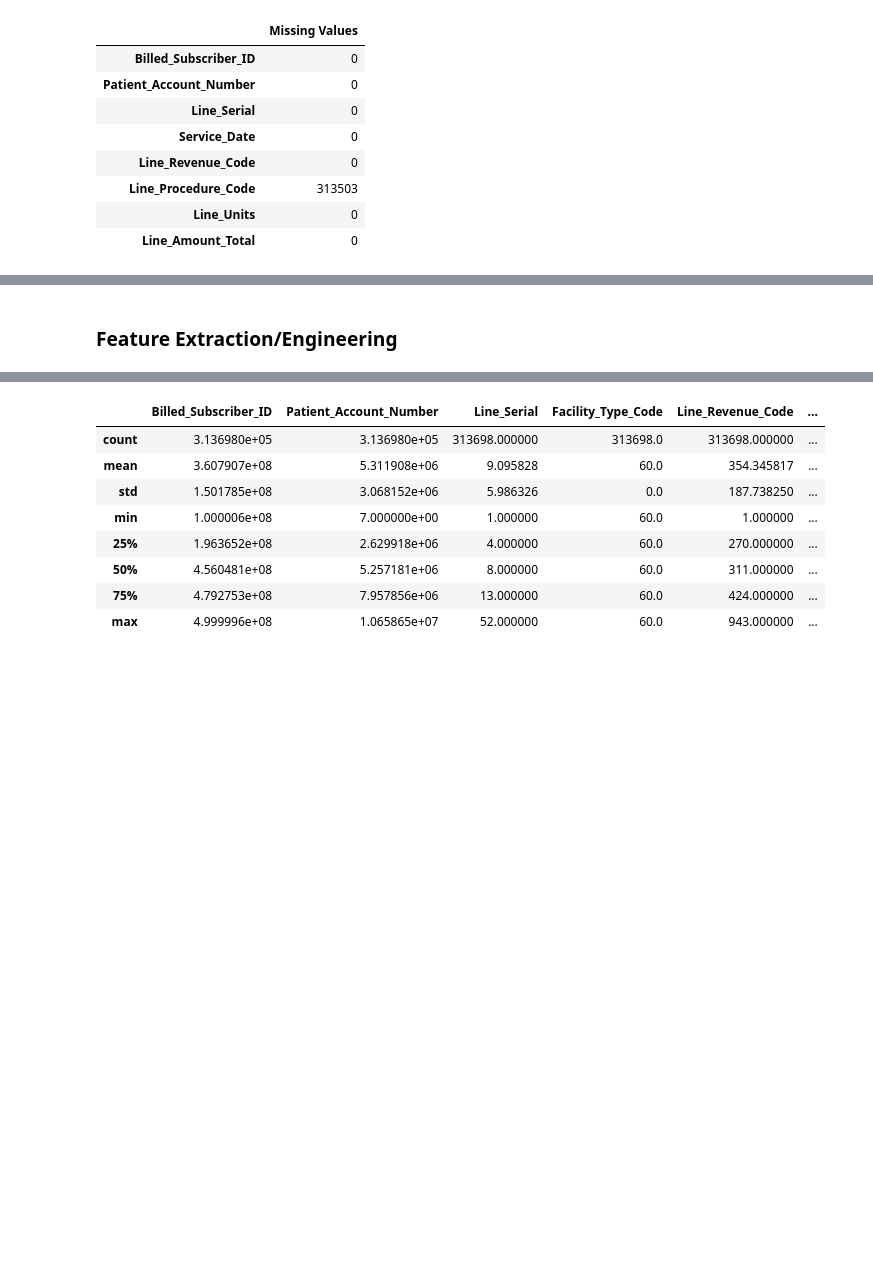
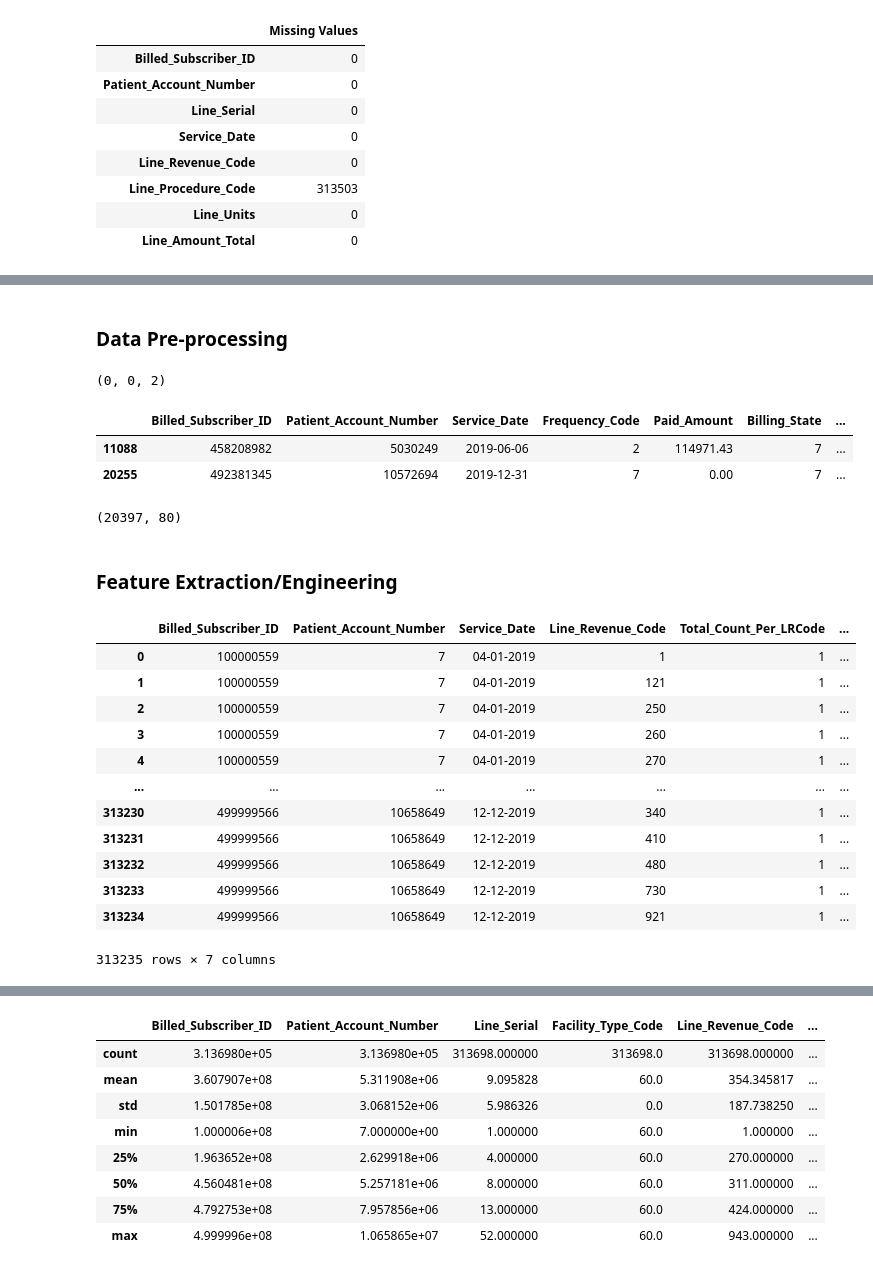
Before and after one commit to Rana-Banerjee/BloomValue, a Jupyter notebook: Bloom_Anomaly_detection.ipynb, the cells around one changed output, grey strips where cells are left out. Saved outputs shown, nothing was run; the diff lists cells and outputs as text; code cells hidden in the pictures; blank space fills up the shorter version.

Commit message:
'Line_Units': 'sum'

```diff
--- a/Bloom_Anomaly_detection.ipynb
+++ b/Bloom_Anomaly_detection.ipynb
@@ -488,4 +488,7 @@ claims_data = claims_data.drop(columns = [
 claims_data = claims_data.drop(columns = [ c for c in claims_data.columns if 'PRCDR_DT' in c])
+# %%
+# Remove Line_Revenue_Code == 1 as it is an aggregate row for Line Amount Total
+revenue_data = revenue_data[revenue_data['Line_Revenue_Code']!=1]
 # %%
 claims_data.shape, revenue_data.shape
 # %% [output]
@@ -492,0 +496,2 @@ claims_data.shape, revenue_data.shape
+# %% [markdown]
+### Data Pre-processing
@@ -493,2 +544,24 @@ claims_data.shape, revenue_data.shape
+# %%
+# Format Date Types
+claims_data['Service_Date'] = pd.to_datetime(claims_data['Service_Date'], format='%Y%m%d', errors='coerce')
+claims_data['Admission_Date'] = pd.to_datetime(claims_data['Admission_Date'], format='%Y%m%d', errors='coerce')
+revenue_data['Service_Date']= pd.to_datetime(revenue_data['Service_Date'], format='%d-%m-%Y', errors='coerce')
+# %%
+# Find if any NA in Dates
+sum(claims_data['Service_Date'].isna()), sum(claims_data['Admission_Date'].isna()), sum(claims_data['Discharge_Hour'].isna())
+# %% [output]
+(0, 0, 2)
+# %%
+claims_data[claims_data['Discharge_Hour'].isna()]
+# %% [output]
+|  | Billed_Subscriber_ID | Patient_Account_Number | Service_Date | Frequency_Code | Paid_Amount | Billing_State | ... |
+| 11088 | 458208982 | 5030249 | 2019-06-06 | 2 | 114971.43 | 7 | ... |
+| 20255 | 492381345 | 10572694 | 2019-12-31 | 7 | 0.00 | 7 | ... |
+# %%
+# Delete the two rows with NA discharge hour as it looks like a noise/error
+claims_data= claims_data[~claims_data['Discharge_Hour'].isna()]
+claims_data.shape
+# %% [output]
+(20397, 80)
 # %% [markdown]
 ### Feature Extraction/Engineering
@@ -494,0 +571,37 @@ claims_data.shape, revenue_data.shape
+# %%
+# Revenue data feature extraction
+# At Revenue Code Level
+# Frequency of a Revenue code across a claim
+# Total_Units: Sum of Line_Units for each revenue code across a claim
+# Total_Amount: Sum of Line_Amount_Total for each revenue code across all lines per claim
+
+revenue_data.groupby([
+    'Billed_Subscriber_ID',
+    'Patient_Account_Number',
+    'Service_Date',
+    'Line_Revenue_Code'
+], as_index=False).agg(
+    {
+        'Line_Serial' : 'count',
+        'Line_Units': 'sum',
+        'Line_Amount_Total': 'sum'
+    }
+).rename(columns={
+    'Line_Serial': 'Total_Count_Per_LRCode',
+    'Line_Units': 'Total_Units_Per_LRCode',
+    'Line_Amount_Total': 'Total_Amount_Per_LRCode'
+})
+# %% [output]
+|  | Billed_Subscriber_ID | Patient_Account_Number | Service_Date | Line_Revenue_Code | Total_Count_Per_LRCode | ... |
+| 0 | 100000559 | 7 | 04-01-2019 | 1 | 1 | ... |
+| 1 | 100000559 | 7 | 04-01-2019 | 121 | 1 | ... |
+| 2 | 100000559 | 7 | 04-01-2019 | 250 | 1 | ... |
+| 3 | 100000559 | 7 | 04-01-2019 | 260 | 1 | ... |
+| 4 | 100000559 | 7 | 04-01-2019 | 270 | 1 | ... |
+| ... | ... | ... | ... | ... | ... | ... |
+| 313230 | 499999566 | 10658649 | 12-12-2019 | 340 | 1 | ... |
+| 313231 | 499999566 | 10658649 | 12-12-2019 | 410 | 1 | ... |
+| 313232 | 499999566 | 10658649 | 12-12-2019 | 480 | 1 | ... |
+| 313233 | 499999566 | 10658649 | 12-12-2019 | 730 | 1 | ... |
+| 313234 | 499999566 | 10658649 | 12-12-2019 | 921 | 1 | ... |
+313235 rows × 7 columns
```
Also changed, not shown: parts of 12 cells of this notebook.
